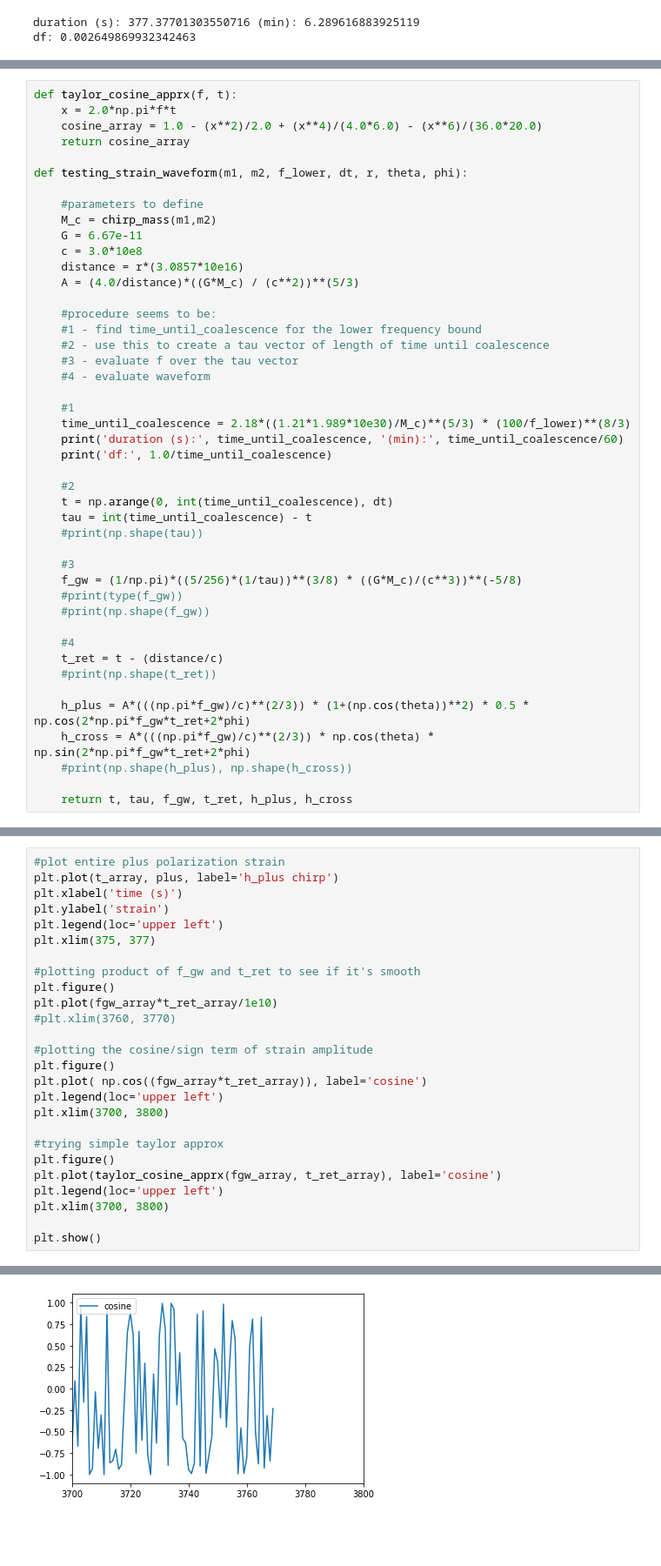
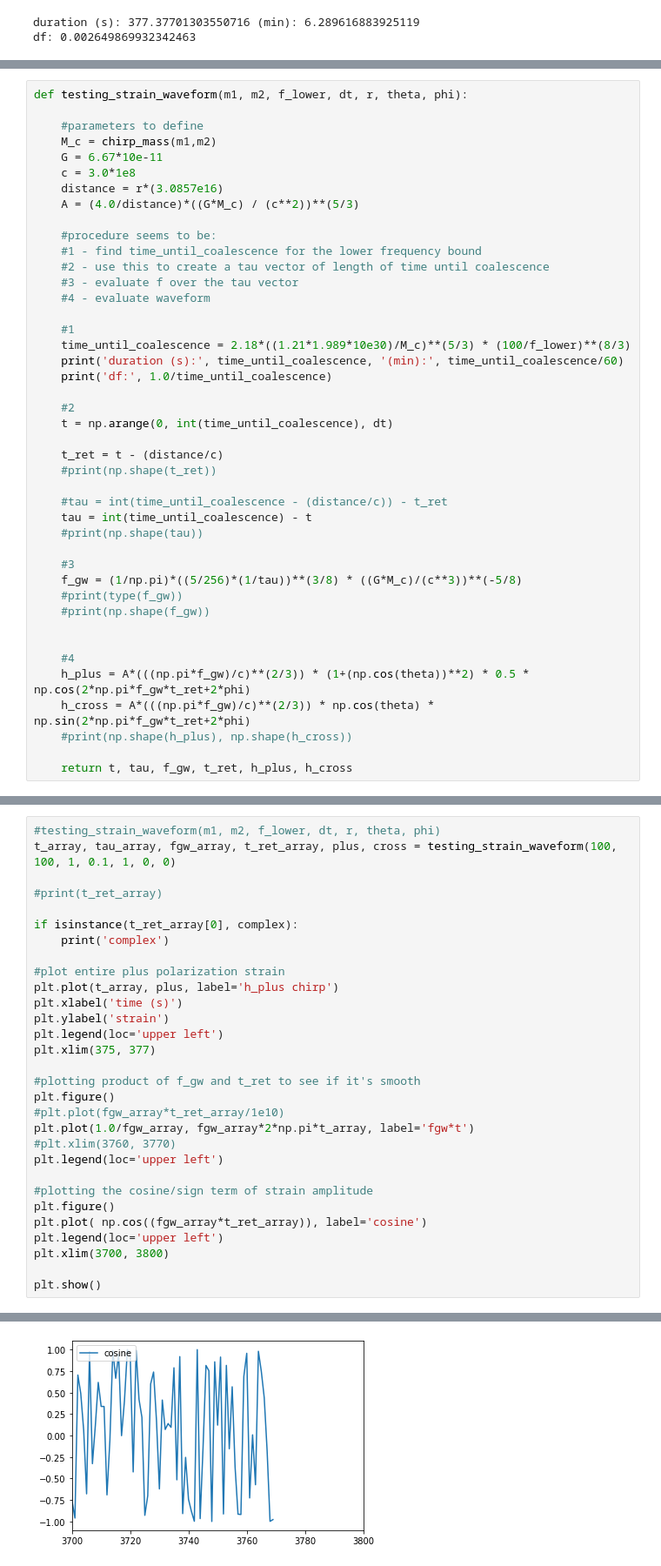
Before and after one commit to jwaldroup/gracefo_gw_search, a Jupyter notebook: q_c_orbit_basic_waveform.ipynb, the cells around one changed output, grey strips where cells are left out. Shown: that part at 87% size. Drawn from its saved outputs; the diff is of its cells as text; blank space fills up the shorter version.

```diff
--- a/q_c_orbit_basic_waveform.ipynb
+++ b/q_c_orbit_basic_waveform.ipynb
@@ -119,18 +119,13 @@ plt.show()
 
 the bug is from something in the cosine signal"
 # %%
-def taylor_cosine_apprx(f, t):
-    x = 2.0*np.pi*f*t
-    cosine_array = 1.0 - (x**2)/2.0 + (x**4)/(4.0*6.0) - (x**6)/(36.0*20.0)
-    return cosine_array
-
 def testing_strain_waveform(m1, m2, f_lower, dt, r, theta, phi):
 
     #parameters to define
     M_c = chirp_mass(m1,m2)
-    G = 6.67e-11
-    c = 3.0*10e8
-    distance = r*(3.0857*10e16)
+    G = 6.67*10e-11
+    c = 3.0*1e8
+    distance = r*(3.0857e16)
     A = (4.0/distance)*((G*M_c) / (c**2))**(5/3)
 
     #procedure seems to be:
@@ -146,6 +141,11 @@ def testing_strain_waveform(m1, m2, f_lower, dt, r, theta, phi):
 
     #2
     t = np.arange(0, int(time_until_coalescence), dt)
+
+    t_ret = t - (distance/c)
+    #print(np.shape(t_ret))
+
+    #tau = int(time_until_coalescence - (distance/c)) - t_ret
     tau = int(time_until_coalescence) - t
     #print(np.shape(tau))
 
@@ -154,10 +154,8 @@ def testing_strain_waveform(m1, m2, f_lower, dt, r, theta, phi):
     #print(type(f_gw))
     #print(np.shape(f_gw))
 
+
     #4
-    t_ret = t - (distance/c)
-    #print(np.shape(t_ret))
-
     h_plus = A*(((np.pi*f_gw)/c)**(2/3)) * (1+(np.cos(theta))**2) * 0.5 * np.cos(2*np.pi*f_gw*t_ret+2*phi)
     h_cross = A*(((np.pi*f_gw)/c)**(2/3)) * np.cos(theta) * np.sin(2*np.pi*f_gw*t_ret+2*phi)
     #print(np.shape(h_plus), np.shape(h_cross))
@@ -177,4 +164,12 @@ df: 0.002649869932342463
 # %%
+#testing_strain_waveform(m1, m2, f_lower, dt, r, theta, phi)
+t_array, tau_array, fgw_array, t_ret_array, plus, cross = testing_strain_waveform(100, 100, 1, 0.1, 1, 0, 0)
+
+#print(t_ret_array)
+
+if isinstance(t_ret_array[0], complex):
+    print('complex')
+
 #plot entire plus polarization strain
 plt.plot(t_array, plus, label='h_plus chirp')
 plt.xlabel('time (s)')
@@ -184,8 +179,10 @@ plt.xlim(375, 377)
 
 #plotting product of f_gw and t_ret to see if it's smooth
 plt.figure()
-plt.plot(fgw_array*t_ret_array/1e10)
+#plt.plot(fgw_array*t_ret_array/1e10)
+plt.plot(1.0/fgw_array, fgw_array*2*np.pi*t_array, label='fgw*t')
 #plt.xlim(3760, 3770)
+plt.legend(loc='upper left')
 
 #plotting the cosine/sign term of strain amplitude
 plt.figure()
@@ -193,11 +190,5 @@ plt.plot( np.cos((fgw_array*t_ret_array)), label='cosine')
 plt.legend(loc='upper left')
 plt.xlim(3700, 3800)
 
-#trying simple taylor approx
-plt.figure()
-plt.plot(taylor_cosine_apprx(fgw_array, t_ret_array), label='cosine')
-plt.legend(loc='upper left')
-plt.xlim(3700, 3800)
-
 plt.show()
 # %% [output]
@@ -206 +200 @@ plt.show()
-[figure, old version]
+[figure, new version]
```
Also changed, not shown: parts of 7 cells of this notebook, 1 other file.
